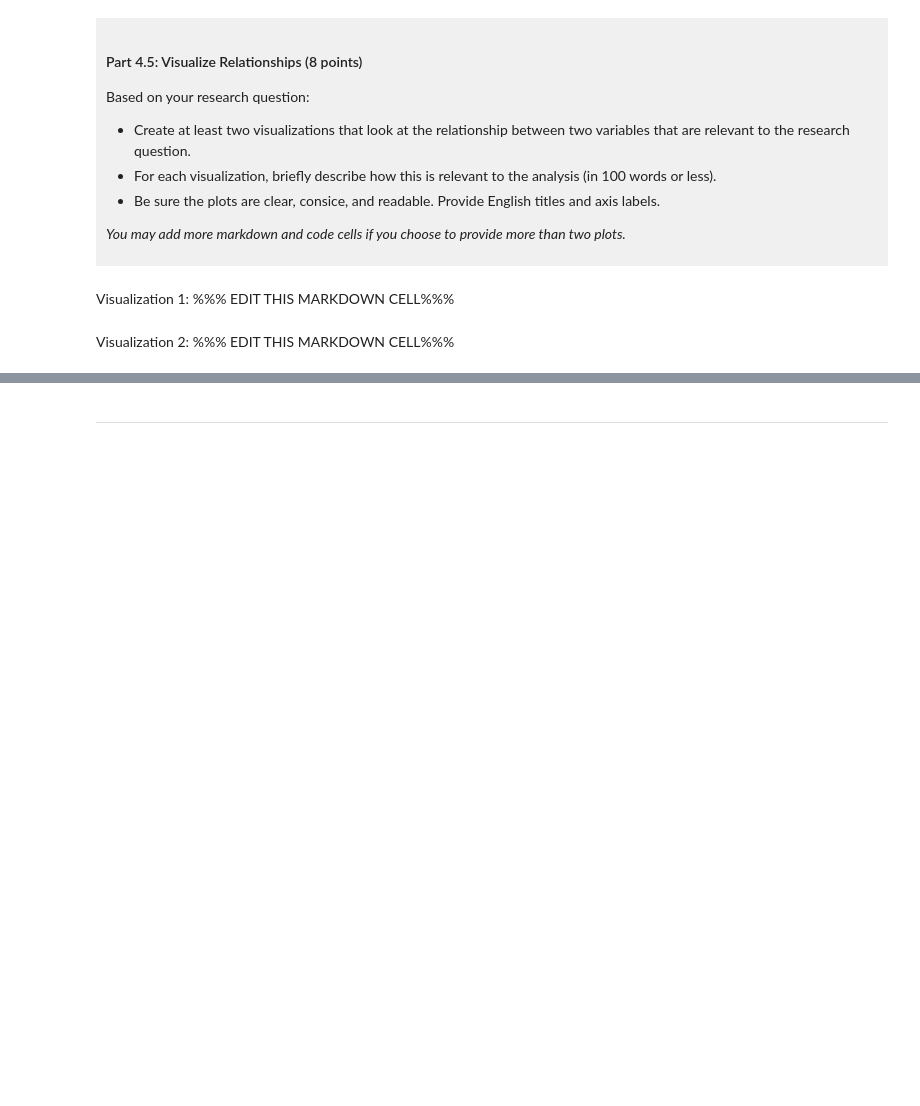
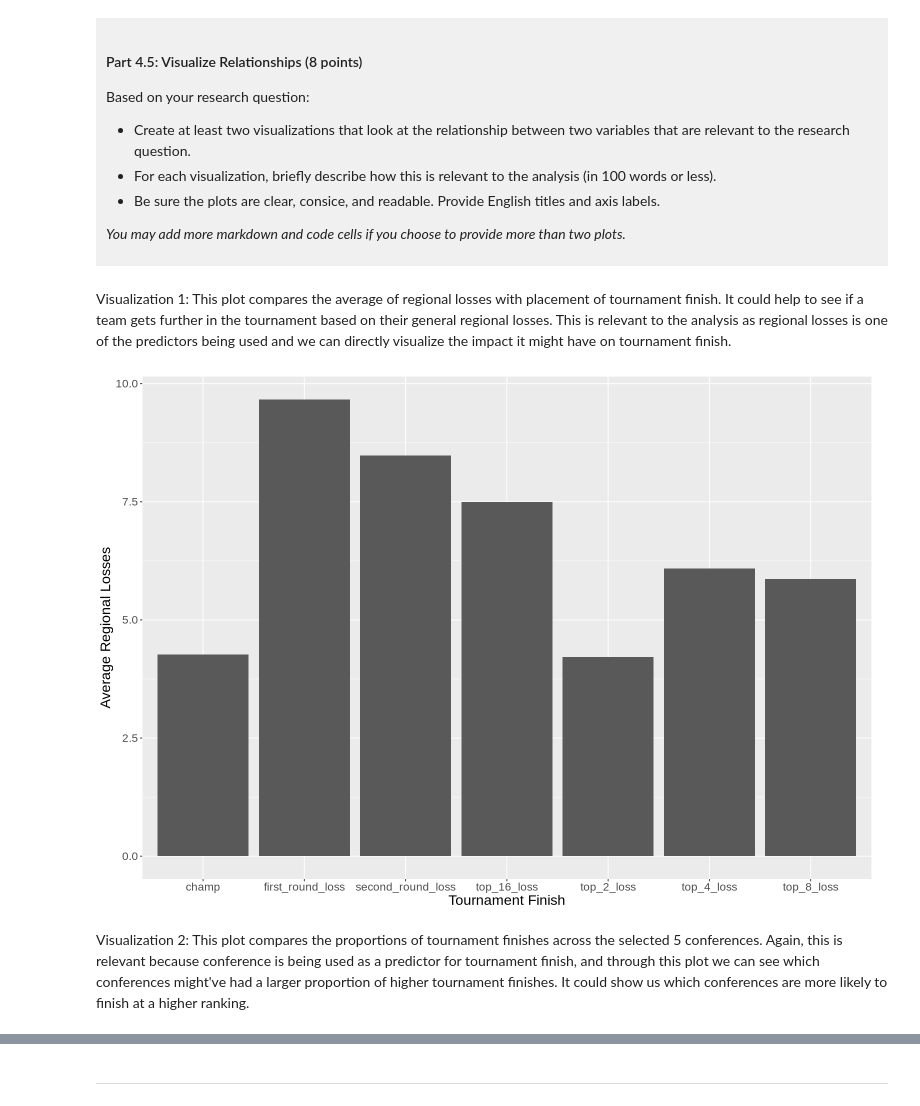
Before and after one commit to abbietwy/dsci-100-project-abbie-tong, a Jupyter notebook: dsci-100-project-notebook.ipynb, the cells around one changed output, grey strips where cells are left out. Saved outputs shown, nothing was run; the diff lists cells and outputs as text; code cells hidden in the pictures; blank space fills up the shorter version.

```diff
--- a/dsci-100-project-notebook.ipynb
+++ b/dsci-100-project-notebook.ipynb
@@ -316,9 +387,21 @@ Based on your research question:
 *You may add more markdown and code cells if you choose to provide more than two plots.*
 </div>
 # %% [markdown]
-Visualization 1: %%% EDIT THIS MARKDOWN CELL%%%
+Visualization 1: This plot compares the average of regional losses with placement of tournament finish. It could help to see if a team gets further in the tournament based on their general regional losses. This is relevant to the analysis as regional losses is one of the predictors being used and we can directly visualize the impact it might have on tournament finish.
 # %%
-### EDIT THIS CODE CELL FOR VISUALIZATION 1###
+options(repr.plot.width = 13, repr.plot.height = 9)
+
+visualization_1 <- basketball_tidy |>
+    group_by(tourney_finish) |>
+    summarize(avg_reg_losses = mean(reg_losses)) |>
+    ggplot(aes(x = tourney_finish, y = avg_reg_losses)) +
+        geom_col() +
+        labs(x = "Tournament Finish",
+             y = "Average Regional Losses") +
+        theme(text = element_text(size = 17))
+visualization_1
+# %% [output]
+[figure, added]
 # %% [markdown]
-Visualization 2: %%% EDIT THIS MARKDOWN CELL%%%
+Visualization 2: This plot compares the proportions of tournament finishes across the selected 5 conferences. Again, this is relevant because conference is being used as a predictor for tournament finish, and through this plot we can see which conferences might've had a larger proportion of higher tournament finishes. It could show us which conferences are more likely to finish at a higher ranking.
 # %%
```
Also changed, not shown: parts of 9 cells of this notebook.
